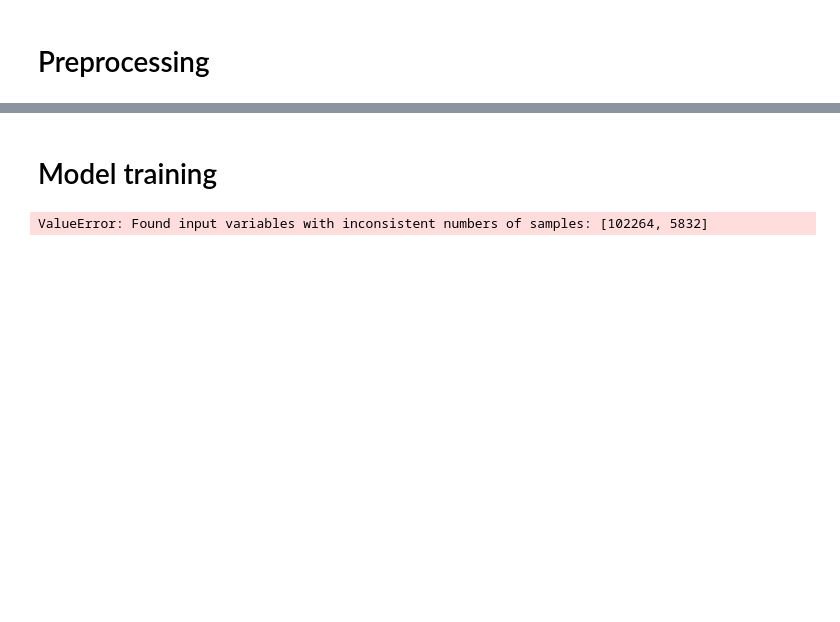
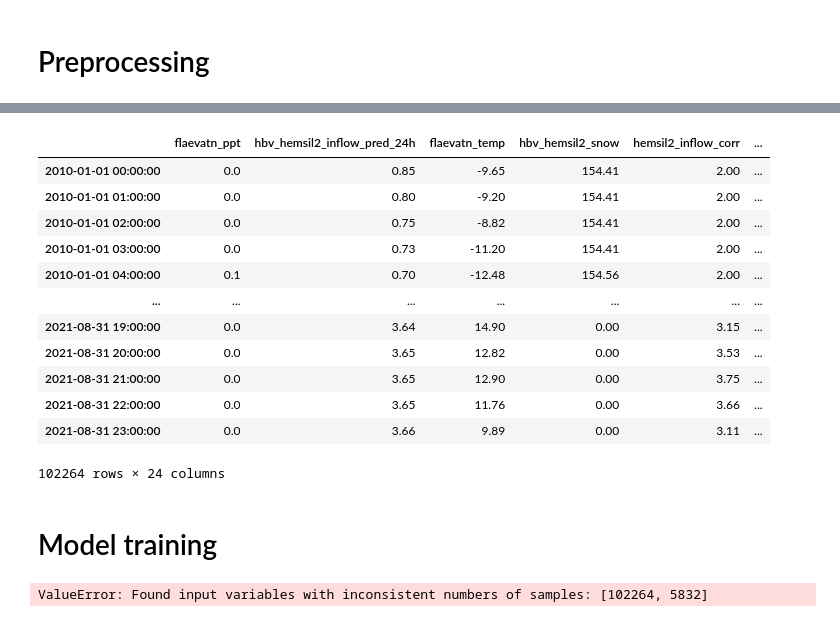
Before and after one commit to krisbrud/norwai-innovate-hackathon-2022, a Jupyter notebook: hackathon.ipynb, the cells around one changed output, grey strips where cells are left out. Cells and saved outputs as stored; diff of their text form; code cells hidden in the pictures; blank space fills up the shorter version.

Commit message:
Added one hot encoding of months

```diff
--- a/hackathon.ipynb
+++ b/hackathon.ipynb
@@ -332,7 +339,28 @@ scaler, x_train = make_standard_scaler(X)
 # %%
 # TODO (After a while): Make features for seasonal variance
-def add_one_hot_month_categorical(df: pd.DataFrame):
-    df = df.copy()
+def add_one_hot_month_categorical(df: pd.DataFrame) -> pd.DataFrame:
+    df = df.copy()  # Avoid overwriting original data
+    df["month"] = df.index.month.values
+    df_with_one_hot = pd.get_dummies(df, columns=["month"])
+
+    return df_with_one_hot
+
+df = add_one_hot_month_categorical(data_df)
+df
+# %% [output]
+|  | flaevatn_ppt | hbv_hemsil2_inflow_pred_24h | flaevatn_temp | hbv_hemsil2_snow | hemsil2_inflow_corr | ... |
+| 2010-01-01 00:00:00 | 0.0 | 0.85 | -9.65 | 154.41 | 2.00 | ... |
+| 2010-01-01 01:00:00 | 0.0 | 0.80 | -9.20 | 154.41 | 2.00 | ... |
+| 2010-01-01 02:00:00 | 0.0 | 0.75 | -8.82 | 154.41 | 2.00 | ... |
+| 2010-01-01 03:00:00 | 0.0 | 0.73 | -11.20 | 154.41 | 2.00 | ... |
+| 2010-01-01 04:00:00 | 0.1 | 0.70 | -12.48 | 154.56 | 2.00 | ... |
+| ... | ... | ... | ... | ... | ... | ... |
+| 2021-08-31 19:00:00 | 0.0 | 3.64 | 14.90 | 0.00 | 3.15 | ... |
+| 2021-08-31 20:00:00 | 0.0 | 3.65 | 12.82 | 0.00 | 3.53 | ... |
+| 2021-08-31 21:00:00 | 0.0 | 3.65 | 12.90 | 0.00 | 3.75 | ... |
+| 2021-08-31 22:00:00 | 0.0 | 3.65 | 11.76 | 0.00 | 3.66 | ... |
+| 2021-08-31 23:00:00 | 0.0 | 3.66 | 9.89 | 0.00 | 3.11 | ... |
+102264 rows × 24 columns
 # %% [markdown]
 # Model training
 # %%
```
Also changed, not shown: parts of 3 cells of this notebook.
